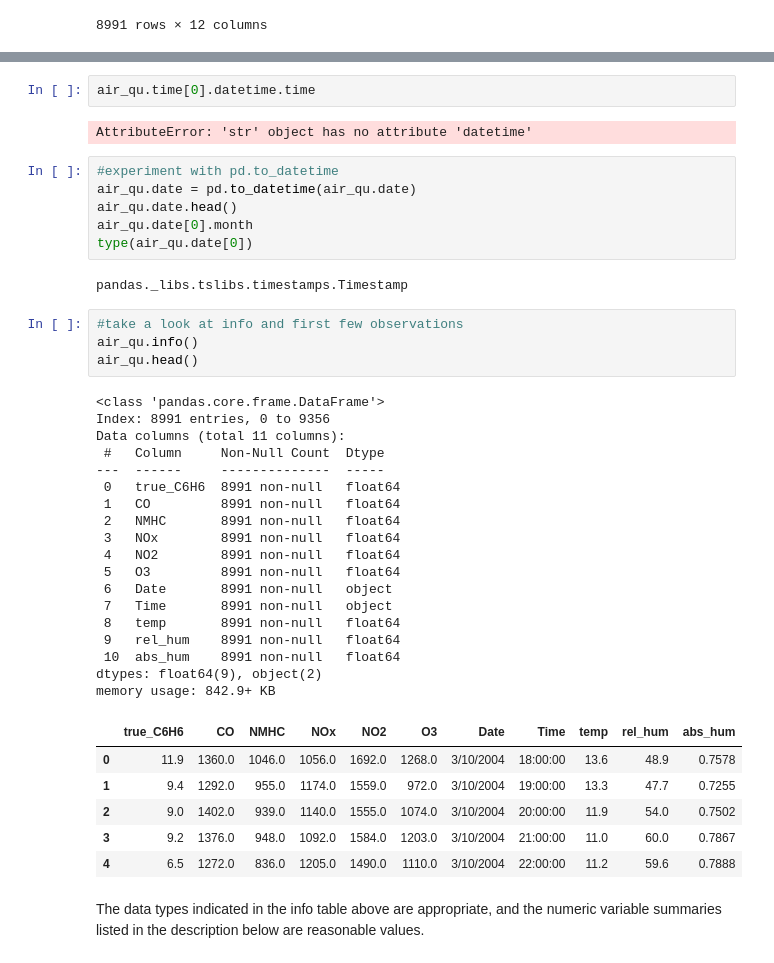
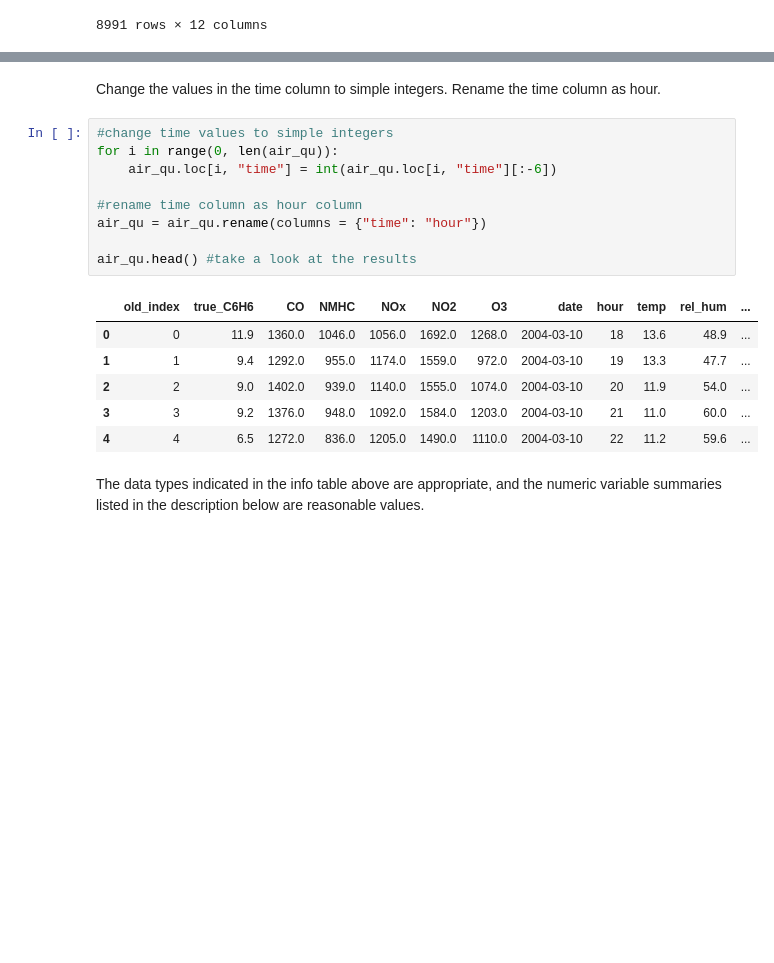
Before and after one commit to Alex-Devoid/ST-554-Project1, a Jupyter notebook: Task2/Task2.ipynb, the cells around one changed output, grey strips where cells are left out. Drawn from its saved outputs; the diff is of its cells as text; blank space fills up the shorter version.

```diff
--- a/Task2/Task2.ipynb
+++ b/Task2/Task2.ipynb
@@ -259,46 +261,23 @@ air_qu.head()
 | 2 | 2 | 9.0 | 1402.0 | 939.0 | 1140.0 | 1555.0 | 1074.0 | 2004-03-10 | 20:00:00 | 11.9 | 54.0 | ... |
 | 3 | 3 | 9.2 | 1376.0 | 948.0 | 1092.0 | 1584.0 | 1203.0 | 2004-03-10 | 21:00:00 | 11.0 | 60.0 | ... |
 | 4 | 4 | 6.5 | 1272.0 | 836.0 | 1205.0 | 1490.0 | 1110.0 | 2004-03-10 | 22:00:00 | 11.2 | 59.6 | ... |
-# %%
-air_qu.time[0].datetime.time
-# %% [output]
-AttributeError: 'str' object has no attribute 'datetime'
-# %%
-#experiment with pd.to_datetime
-air_qu.date = pd.to_datetime(air_qu.date)
-air_qu.date.head()
-air_qu.date[0].month
-type(air_qu.date[0])
-# %% [output]
-pandas._libs.tslibs.timestamps.Timestamp
-# %%
-#take a look at info and first few observations
-air_qu.info()
-air_qu.head()
-# %% [output]
-<class 'pandas.core.frame.DataFrame'>
-Index: 8991 entries, 0 to 9356
-Data columns (total 11 columns):
- #   Column     Non-Null Count  Dtype
----  ------     --------------  -----
- 0   true_C6H6  8991 non-null   float64
- 1   CO         8991 non-null   float64
- 2   NMHC       8991 non-null   float64
- 3   NOx        8991 non-null   float64
- 4   NO2        8991 non-null   float64
- 5   O3         8991 non-null   float64
- 6   Date       8991 non-null   object
- 7   Time       8991 non-null   object
- 8   temp       8991 non-null   float64
- 9   rel_hum    8991 non-null   float64
- 10  abs_hum    8991 non-null   float64
-dtypes: float64(9), object(2)
-memory usage: 842.9+ KB
-|  | true_C6H6 | CO | NMHC | NOx | NO2 | O3 | Date | Time | temp | rel_hum | abs_hum |
-| 0 | 11.9 | 1360.0 | 1046.0 | 1056.0 | 1692.0 | 1268.0 | 3/10/2004 | 18:00:00 | 13.6 | 48.9 | 0.7578 |
-| 1 | 9.4 | 1292.0 | 955.0 | 1174.0 | 1559.0 | 972.0 | 3/10/2004 | 19:00:00 | 13.3 | 47.7 | 0.7255 |
-| 2 | 9.0 | 1402.0 | 939.0 | 1140.0 | 1555.0 | 1074.0 | 3/10/2004 | 20:00:00 | 11.9 | 54.0 | 0.7502 |
-| 3 | 9.2 | 1376.0 | 948.0 | 1092.0 | 1584.0 | 1203.0 | 3/10/2004 | 21:00:00 | 11.0 | 60.0 | 0.7867 |
-| 4 | 6.5 | 1272.0 | 836.0 | 1205.0 | 1490.0 | 1110.0 | 3/10/2004 | 22:00:00 | 11.2 | 59.6 | 0.7888 |
+# %% [markdown]
+Change the values in the time column to simple integers. Rename the time column as hour.
+# %%
+#change time values to simple integers
+for i in range(0, len(air_qu)):
+    air_qu.loc[i, "time"] = int(air_qu.loc[i, "time"][:-6])
+
+#rename time column as hour column
+air_qu = air_qu.rename(columns = {"time": "hour"})
+
+air_qu.head() #take a look at the results
+# %% [output]
+|  | old_index | true_C6H6 | CO | NMHC | NOx | NO2 | O3 | date | hour | temp | rel_hum | ... |
+| 0 | 0 | 11.9 | 1360.0 | 1046.0 | 1056.0 | 1692.0 | 1268.0 | 2004-03-10 | 18 | 13.6 | 48.9 | ... |
+| 1 | 1 | 9.4 | 1292.0 | 955.0 | 1174.0 | 1559.0 | 972.0 | 2004-03-10 | 19 | 13.3 | 47.7 | ... |
+| 2 | 2 | 9.0 | 1402.0 | 939.0 | 1140.0 | 1555.0 | 1074.0 | 2004-03-10 | 20 | 11.9 | 54.0 | ... |
+| 3 | 3 | 9.2 | 1376.0 | 948.0 | 1092.0 | 1584.0 | 1203.0 | 2004-03-10 | 21 | 11.0 | 60.0 | ... |
+| 4 | 4 | 6.5 | 1272.0 | 836.0 | 1205.0 | 1490.0 | 1110.0 | 2004-03-10 | 22 | 11.2 | 59.6 | ... |
 # %% [markdown]
 The data types indicated in the info table above are appropriate, and the numeric variable summaries listed in the description below are reasonable values.
```
Also changed, not shown: parts of 6 cells of this notebook.
